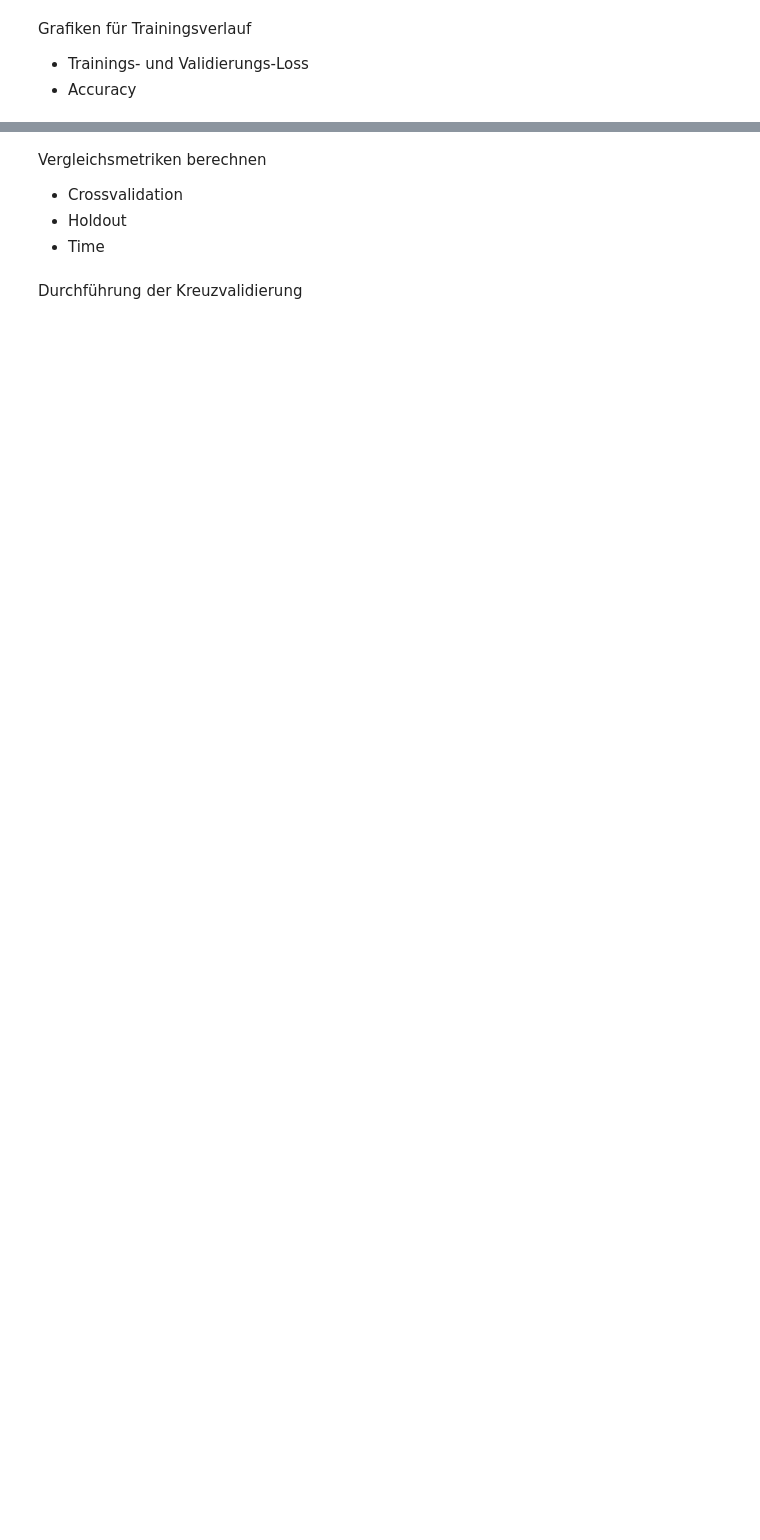
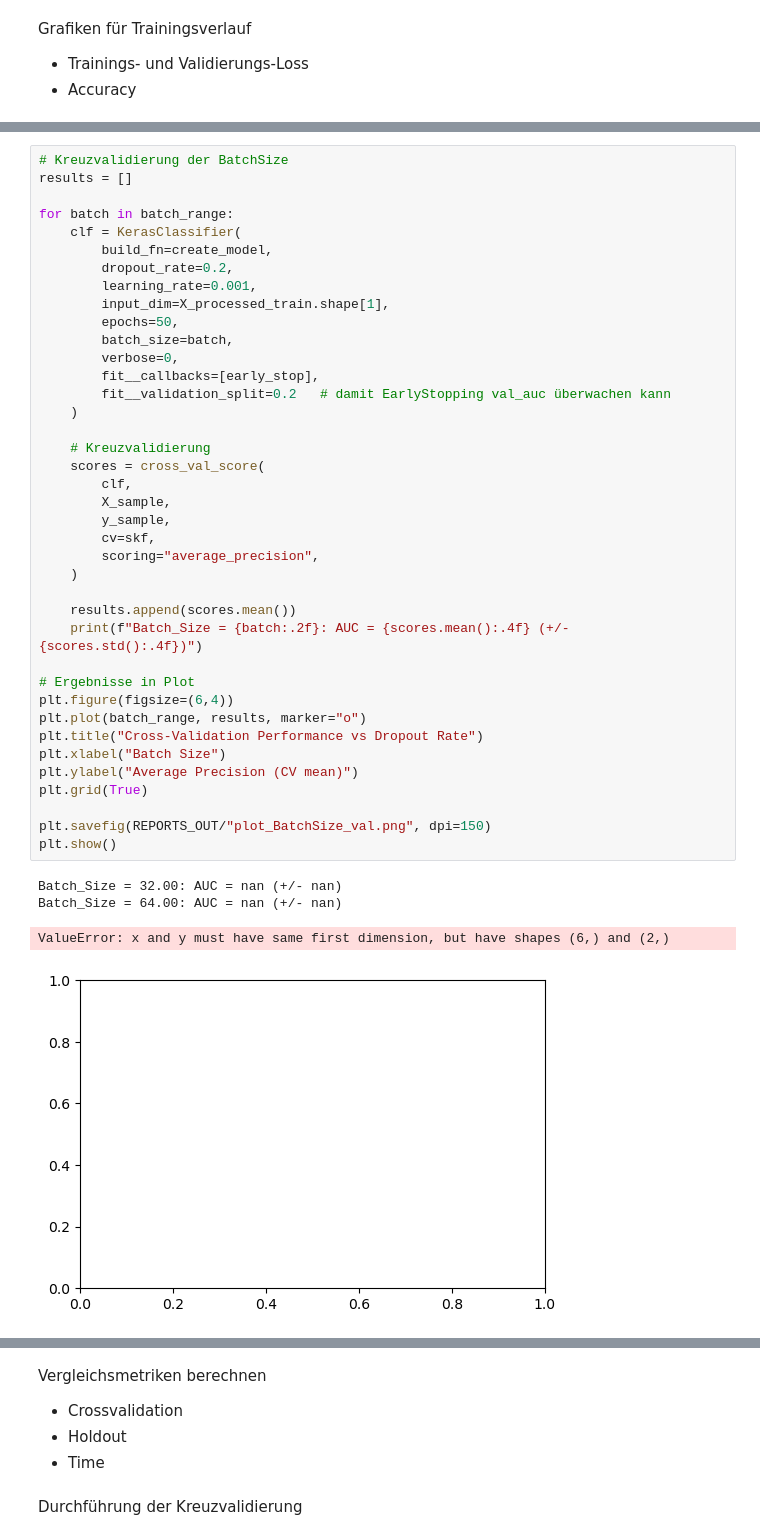
Before and after one commit to knirpsgraph/ada_portoSeguro, a Jupyter notebook: notebooks/06_model_Charly_NN_target.ipynb, the cells around one changed output, grey strips where cells are left out. Saved outputs shown, nothing was run; the diff lists cells and outputs as text; blank space fills up the shorter version.

```diff
--- a/notebooks/06_model_Charly_NN_target.ipynb
+++ b/notebooks/06_model_Charly_NN_target.ipynb
@@ -544,0 +534,44 @@ SyntaxError: invalid syntax (2702292382.py, line 1)
+# %%
+# Kreuzvalidierung der BatchSize
+results = []
+
+for batch in batch_range:
+    clf = KerasClassifier(
+        build_fn=create_model,
+        dropout_rate=0.2,
+        learning_rate=0.001,
+        input_dim=X_processed_train.shape[1],
+        epochs=50,
+        batch_size=batch,
+        verbose=0,
+        fit__callbacks=[early_stop],
+        fit__validation_split=0.2   # damit EarlyStopping val_auc überwachen kann
+    )
+
+    # Kreuzvalidierung
+    scores = cross_val_score(
+        clf,
+        X_sample,
+        y_sample,
+        cv=skf,
+        scoring="average_precision",
+    )
+
+    results.append(scores.mean())
+    print(f"Batch_Size = {batch:.2f}: AUC = {scores.mean():.4f} (+/- {scores.std():.4f})")
+
+# Ergebnisse in Plot
+plt.figure(figsize=(6,4))
+plt.plot(batch_range, results, marker="o")
+plt.title("Cross-Validation Performance vs Dropout Rate")
+plt.xlabel("Batch Size")
+plt.ylabel("Average Precision (CV mean)")
+plt.grid(True)
+
+plt.savefig(REPORTS_OUT/"plot_BatchSize_val.png", dpi=150)
+plt.show()
+# %% [output]
+Batch_Size = 32.00: AUC = nan (+/- nan)
+Batch_Size = 64.00: AUC = nan (+/- nan)
+ValueError: x and y must have same first dimension, but have shapes (6,) and (2,)
+[figure, added]
```
Also changed, not shown: parts of 37 cells of this notebook, 9 other files.
